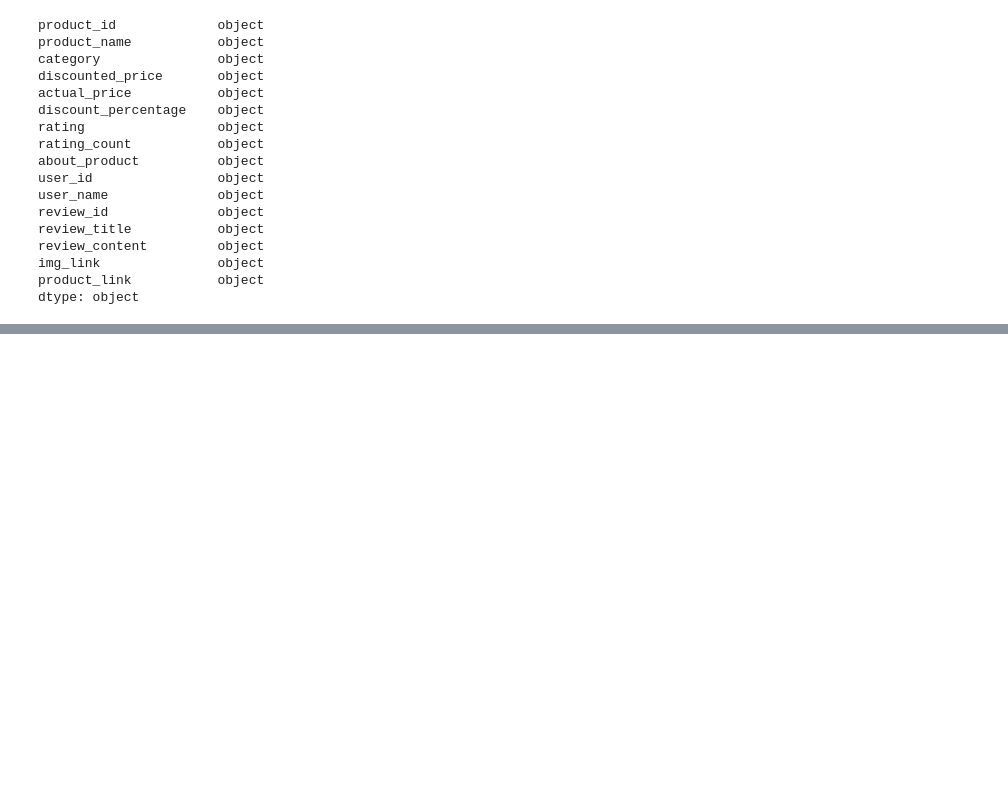
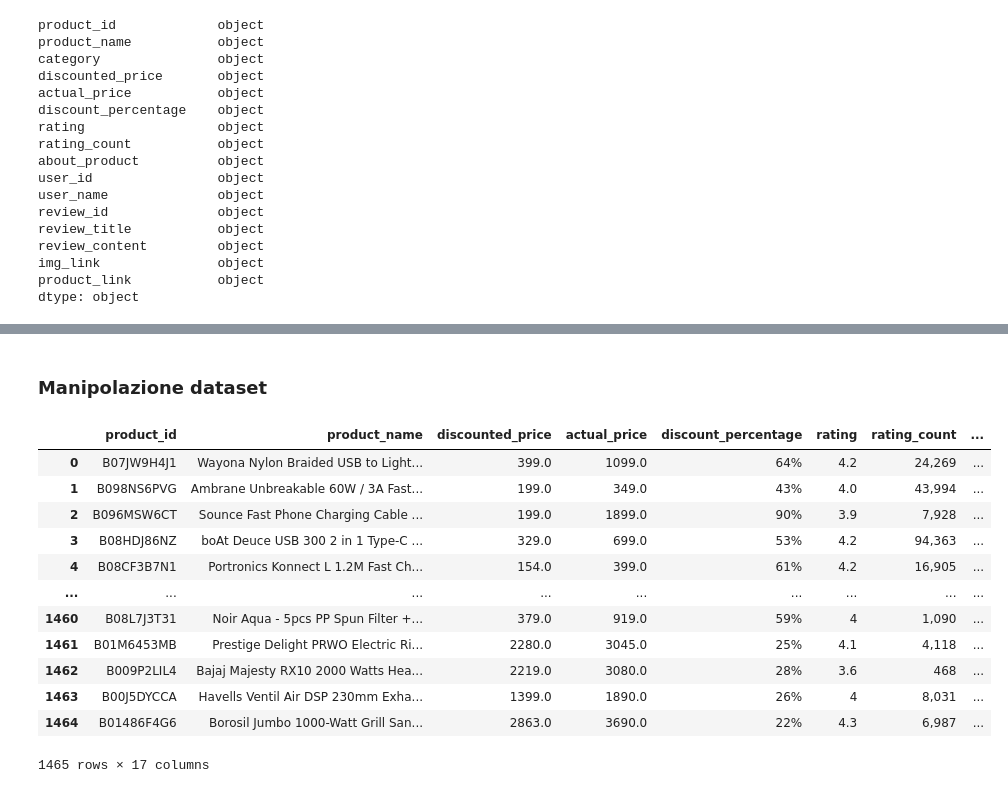
Before and after one commit to saintstar93/amazon-products-analysis, a Jupyter notebook: main.ipynb, the cells around one changed output, grey strips where cells are left out. Cells and saved outputs as stored; diff of their text form; code cells hidden in the pictures; blank space fills up the shorter version.

```diff
--- a/main.ipynb
+++ b/main.ipynb
@@ -95,0 +196,25 @@ df
+# %% [markdown]
+### Manipolazione dataset
+# %%
+df = df.rename(columns={'category': 'category1'})
+# %%
+# Estrai la prima e l'ultima categoria dalla colonna 'category'
+df['Category'] = df['category1'].str.split('|').str[0]
+df['Item'] = df['category1'].str.split('|').str[-1]
+# %%
+df = df.drop(columns=['category1'])
+df
+# %% [output]
+|  | product_id | product_name | discounted_price | actual_price | discount_percentage | rating | rating_count | ... |
+| 0 | B07JW9H4J1 | Wayona Nylon Braided USB to Light... | 399.0 | 1099.0 | 64% | 4.2 | 24,269 | ... |
+| 1 | B098NS6PVG | Ambrane Unbreakable 60W / 3A Fast... | 199.0 | 349.0 | 43% | 4.0 | 43,994 | ... |
+| 2 | B096MSW6CT | Sounce Fast Phone Charging Cable ... | 199.0 | 1899.0 | 90% | 3.9 | 7,928 | ... |
+| 3 | B08HDJ86NZ | boAt Deuce USB 300 2 in 1 Type-C ... | 329.0 | 699.0 | 53% | 4.2 | 94,363 | ... |
+| 4 | B08CF3B7N1 | Portronics Konnect L 1.2M Fast Ch... | 154.0 | 399.0 | 61% | 4.2 | 16,905 | ... |
+| ... | ... | ... | ... | ... | ... | ... | ... | ... |
+| 1460 | B08L7J3T31 | Noir Aqua - 5pcs PP Spun Filter +... | 379.0 | 919.0 | 59% | 4 | 1,090 | ... |
+| 1461 | B01M6453MB | Prestige Delight PRWO Electric Ri... | 2280.0 | 3045.0 | 25% | 4.1 | 4,118 | ... |
+| 1462 | B009P2LIL4 | Bajaj Majesty RX10 2000 Watts Hea... | 2219.0 | 3080.0 | 28% | 3.6 | 468 | ... |
+| 1463 | B00J5DYCCA | Havells Ventil Air DSP 230mm Exha... | 1399.0 | 1890.0 | 26% | 4 | 8,031 | ... |
+| 1464 | B01486F4G6 | Borosil Jumbo 1000-Watt Grill San... | 2863.0 | 3690.0 | 22% | 4.3 | 6,987 | ... |
+1465 rows × 17 columns
```
Also changed, not shown: parts of 15 cells of this notebook.
